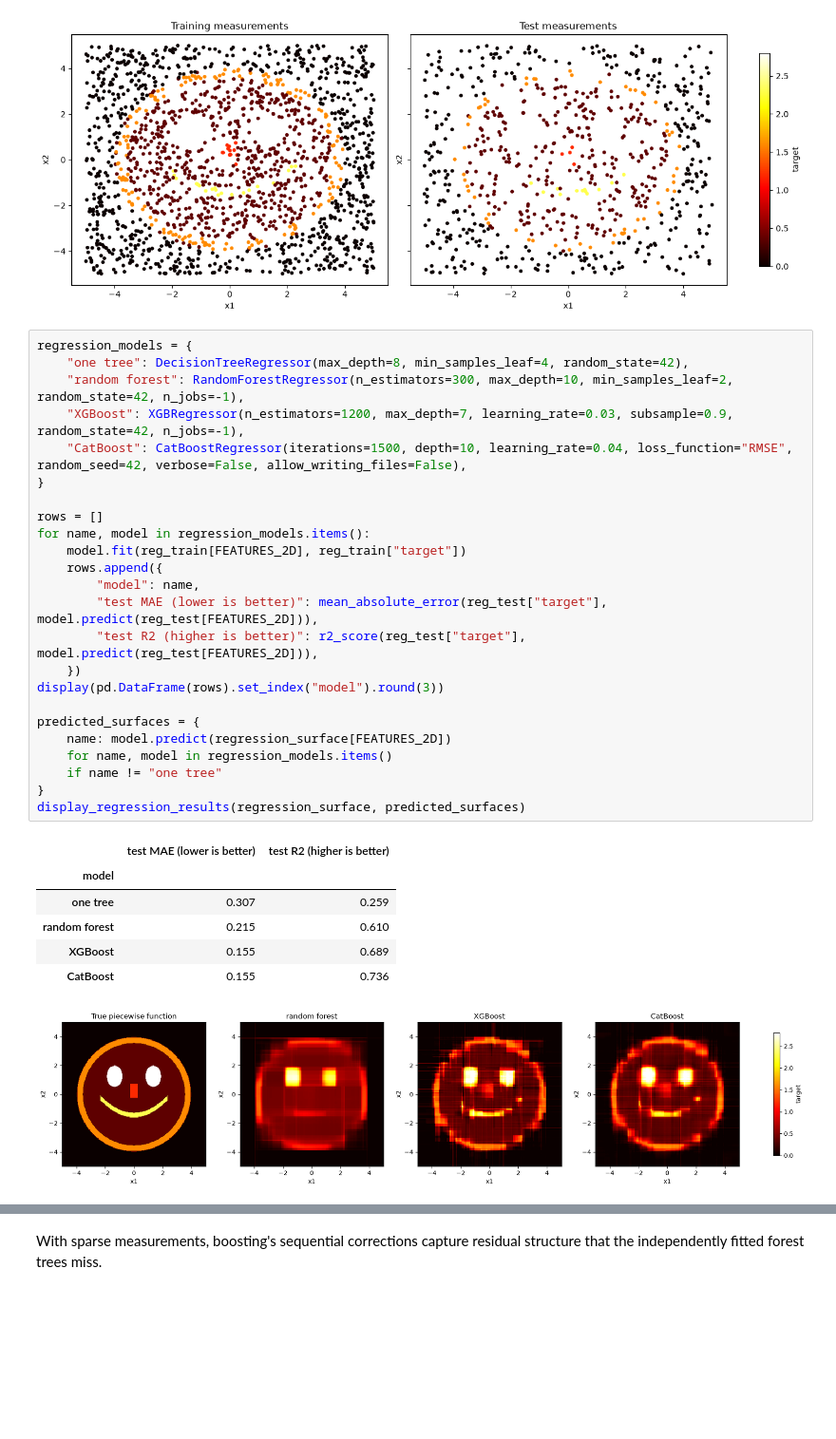
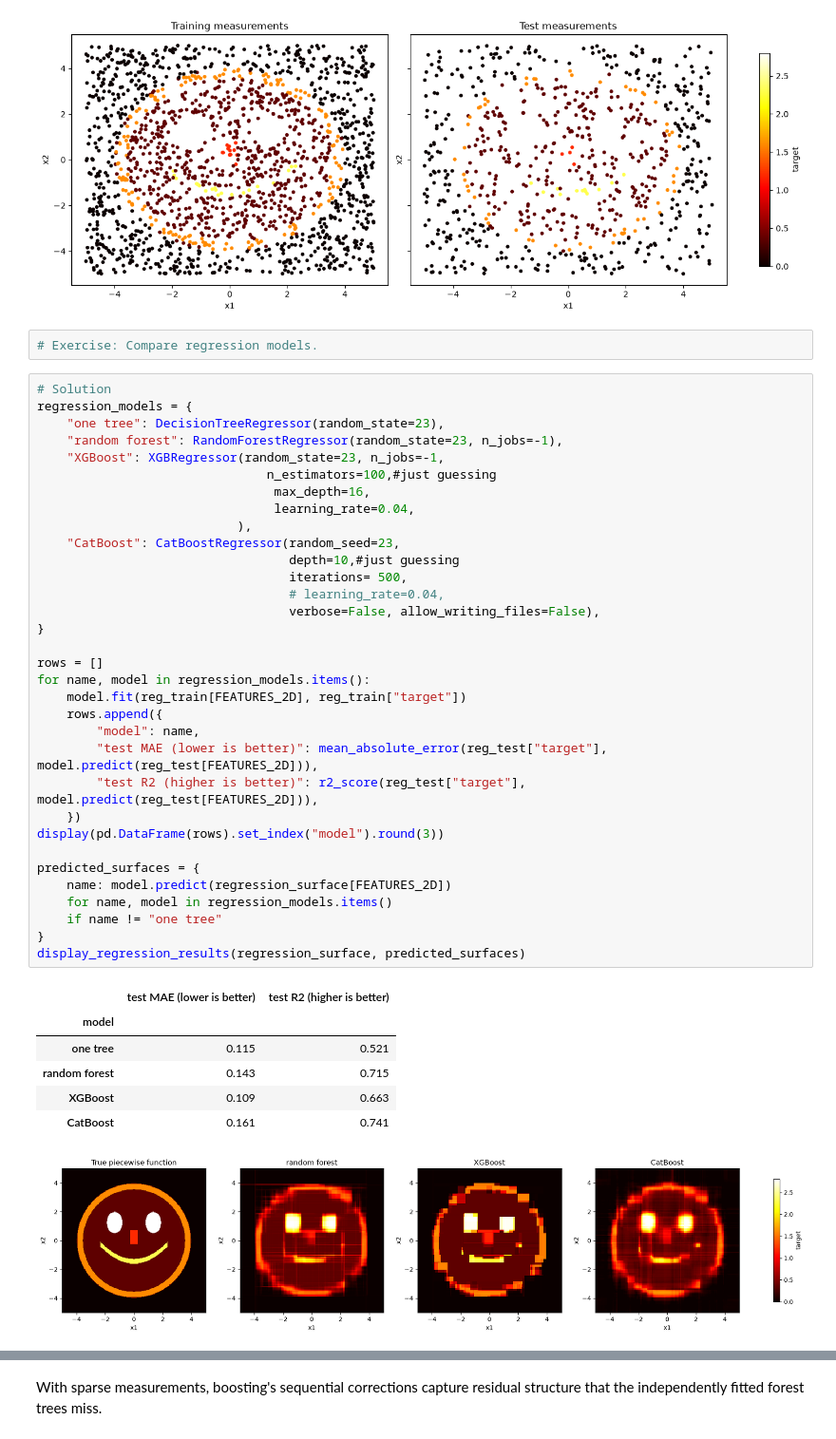
Before and after one commit to ai-with-guy/Intro-to-practical-AI-course, a Jupyter notebook: 2. machine learning/machine_learning.ipynb, the cells around one changed output, grey strips where cells are left out. Shown at 95% size. Drawn from its saved outputs; the diff is of its cells as text; blank space fills up the shorter version.

```diff
--- a/2. machine learning/machine_learning.ipynb
+++ b/2. machine learning/machine_learning.ipynb
@@ -182,35 +299,46 @@ reg_train, reg_test = train_test_split(regression_data, test_size=0.3, random_st
 display_regression_measurements(reg_train, reg_test)
 # %% [output]
 [figure]
+# %%
+# Exercise: Compare regression models.
 # %%
+# Solution
 regression_models = {
-    "one tree": DecisionTreeRegressor(max_depth=8, min_samples_leaf=4, random_state=42),
-    "random forest": RandomForestRegressor(n_estimators=300, max_depth=10, min_samples_leaf=2, random_state=42, n_jobs=-1),
-    "XGBoost": XGBRegressor(n_estimators=1200, max_depth=7, learning_rate=0.03, subsample=0.9, random_state=42, n_jobs=-1),
-    "CatBoost": CatBoostRegressor(iterations=1500, depth=10, learning_rate=0.04, loss_function="RMSE", random_seed=42, verbose=False, allow_writing_files=False),
+    "one tree": DecisionTreeRegressor(random_state=23),
+    "random forest": RandomForestRegressor(random_state=23, n_jobs=-1),
+    "XGBoost": XGBRegressor(random_state=23, n_jobs=-1,
+                               n_estimators=100,#just guessing
+                                max_depth=16,
+                                learning_rate=0.04,
+                           ),
+    "CatBoost": CatBoostRegressor(random_seed=23,
+                                  depth=10,#just guessing
+                                  iterations= 500,
+                                  # learning_rate=0.04,
+                                  verbose=False, allow_writing_files=False),
 }
 
 rows = []
 for name, model in regression_models.items():
     model.fit(reg_train[FEATURES_2D], reg_train["target"])
     rows.append({
         "model": name,
         "test MAE (lower is better)": mean_absolute_error(reg_test["target"], model.predict(reg_test[FEATURES_2D])),
         "test R2 (higher is better)": r2_score(reg_test["target"], model.predict(reg_test[FEATURES_2D])),
     })
 display(pd.DataFrame(rows).set_index("model").round(3))
 
 predicted_surfaces = {
     name: model.predict(regression_surface[FEATURES_2D])
     for name, model in regression_models.items()
     if name != "one tree"
 }
 display_regression_results(regression_surface, predicted_surfaces)
 # %% [output]
 |  | test MAE (lower is better) | test R2 (higher is better) |
 | model |  |  |
-| one tree | 0.307 | 0.259 |
-| random forest | 0.215 | 0.610 |
-| XGBoost | 0.155 | 0.689 |
-| CatBoost | 0.155 | 0.736 |
+| one tree | 0.115 | 0.521 |
+| random forest | 0.143 | 0.715 |
+| XGBoost | 0.109 | 0.663 |
+| CatBoost | 0.161 | 0.741 |
-[figure, old version]
+[figure, new version]
```
Also changed, not shown: parts of 32 cells of this notebook, 4 other files.
